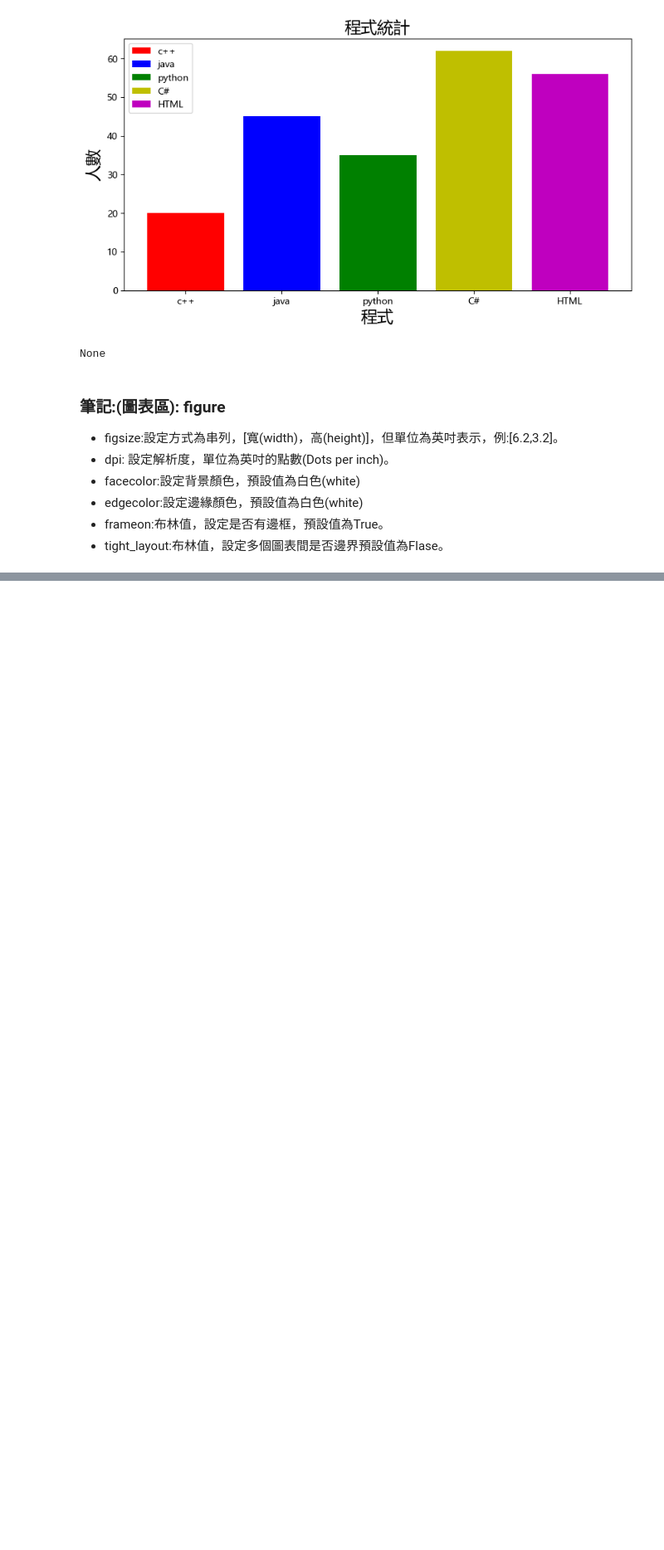
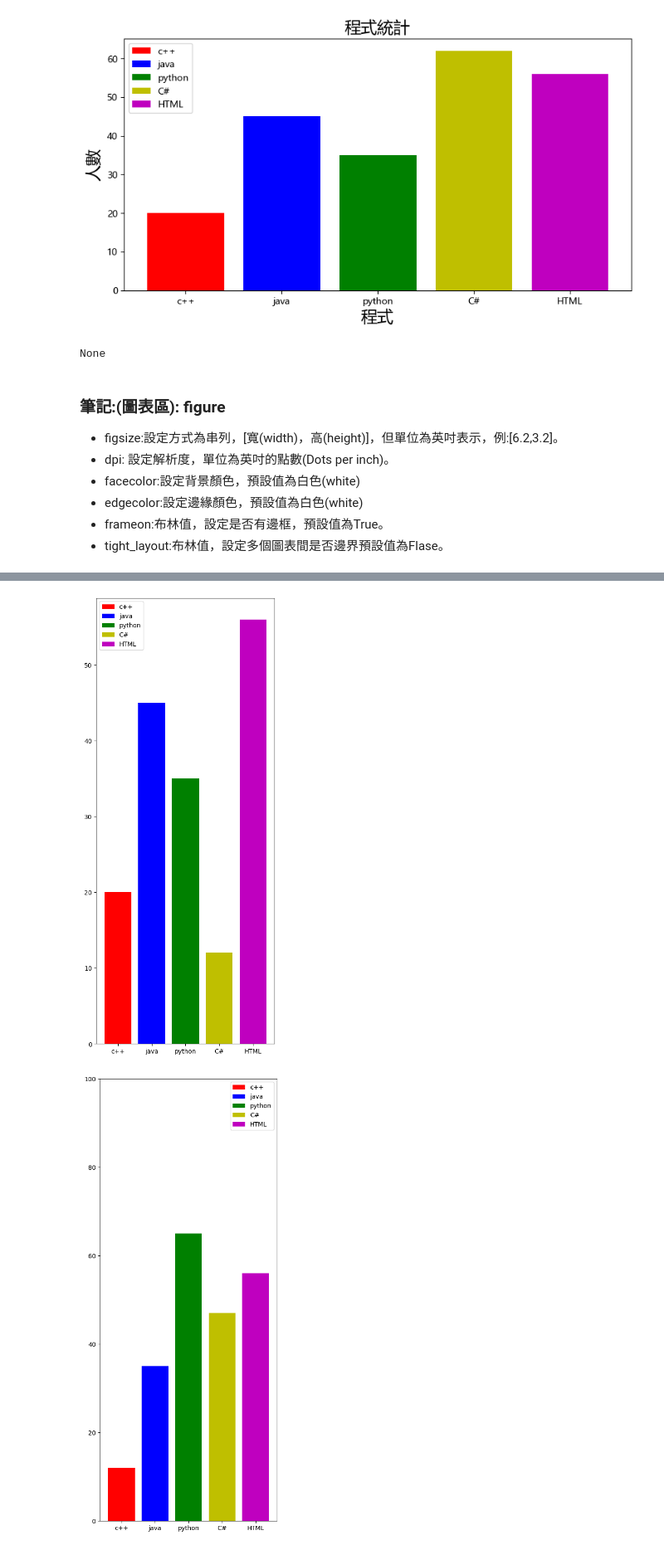
Before and after one commit to tonyfiry/python_getting_started, a Jupyter notebook: python/plot2.ipynb, the cells around one changed output, grey strips where cells are left out. Shown at 83% size. Cells and saved outputs as stored; diff of their text form; code cells hidden in the pictures; blank space fills up the shorter version.

```diff
--- a/python/plot2.ipynb
+++ b/python/plot2.ipynb
@@ -176,0 +205,23 @@ None
+# %%
+plt.figure(figsize=[10,10])
+plt.axes([0,2,0.4,1])
+listx = ['c++','java','python','C#','HTML']
+listy = [20,45,35,12,56]
+color = ['r','b','g','y','m']
+label = ['c++','java','python','C#','HTML']
+plt.bar(listx,listy,width=0.8,color=color,label=label)
+plt.legend()
+
+plt.figure(figsize=[10,10])
+plt.axes([0.5,2,0.4,1])
+listx = ['c++','java','python','C#','HTML']
+listy = [12,35,65,47,56]
+color = ['r','b','g','y','m']
+label = ['c++','java','python','C#','HTML']
+plt.bar(listx,listy,width=0.8,color=color,label=label)
+plt.legend()
+plt.ylim(0,100)
+plt.show()
+# %% [output]
+[figure, added]
+[figure, added]
```
Also changed, not shown: parts of 3 cells of this notebook, 2 other files.
